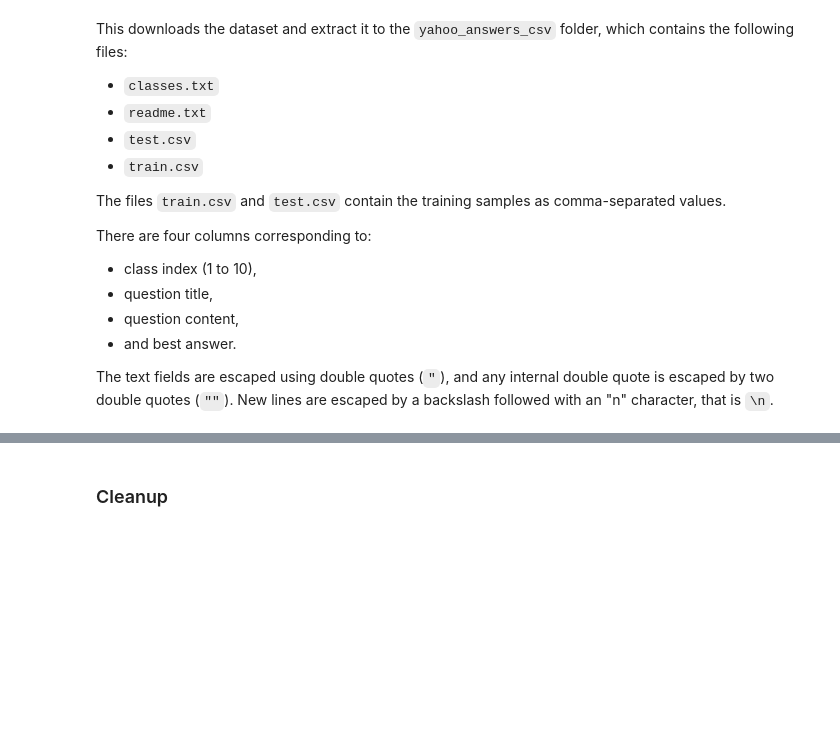
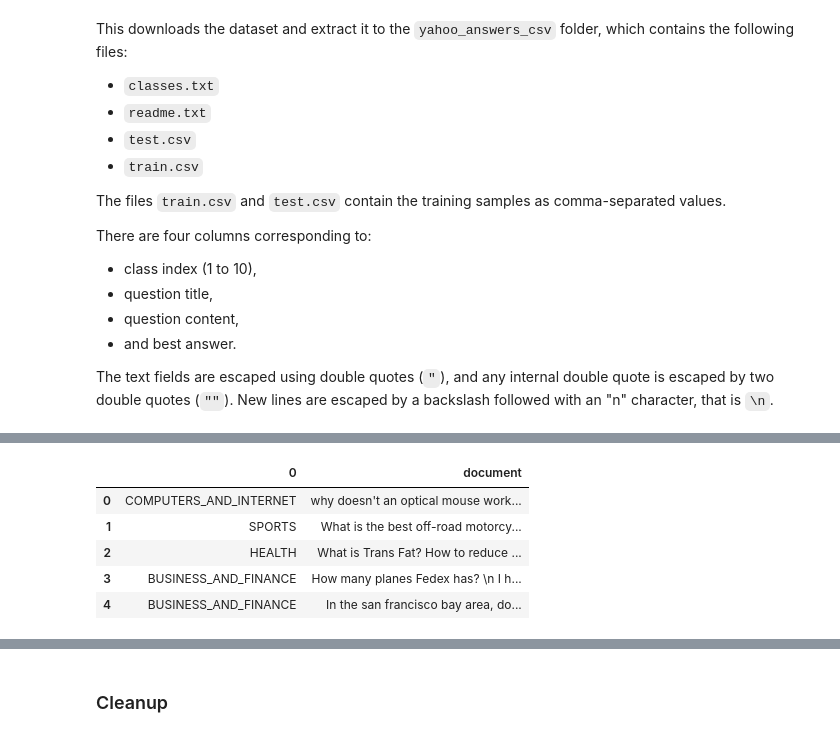
Before and after one commit to hervenivon/aws-experiments-comprehend-custom-classifier, a Jupyter notebook: comprehend.ipynb, the cells around one changed output, grey strips where cells are left out. Saved outputs shown, nothing was run; the diff lists cells and outputs as text; code cells hidden in the pictures; blank space fills up the shorter version.

Commit message:
WIP 20201009 working data prep

```diff
--- a/comprehend.ipynb
+++ b/comprehend.ipynb
@@ -420,0 +522,14 @@ Name: 0, dtype: int64
+# %%
+# Cleaning up the data
+# '<br />' to be changed into ' \\n'
+# '\\n' without space to be replaced into ' \\n '
+trainFrame['document'] = trainFrame['document'].str.replace('<br />', ' \\n', regex=False)
+trainFrame['document'] = trainFrame['document'].str.replace('\\n', '\\n ', regex=False)
+trainFrame.head(n=5)
+# %% [output]
+|  | 0 | document |
+| 0 | COMPUTERS_AND_INTERNET | why doesn't an optical mouse work... |
+| 1 | SPORTS | What is the best off-road motorcy... |
+| 2 | HEALTH | What is Trans Fat? How to reduce ... |
+| 3 | BUSINESS_AND_FINANCE | How many planes Fedex has? \n I h... |
+| 4 | BUSINESS_AND_FINANCE | In the san francisco bay area, do... |
```
Also changed, not shown: parts of 26 cells of this notebook, 1 other file.
